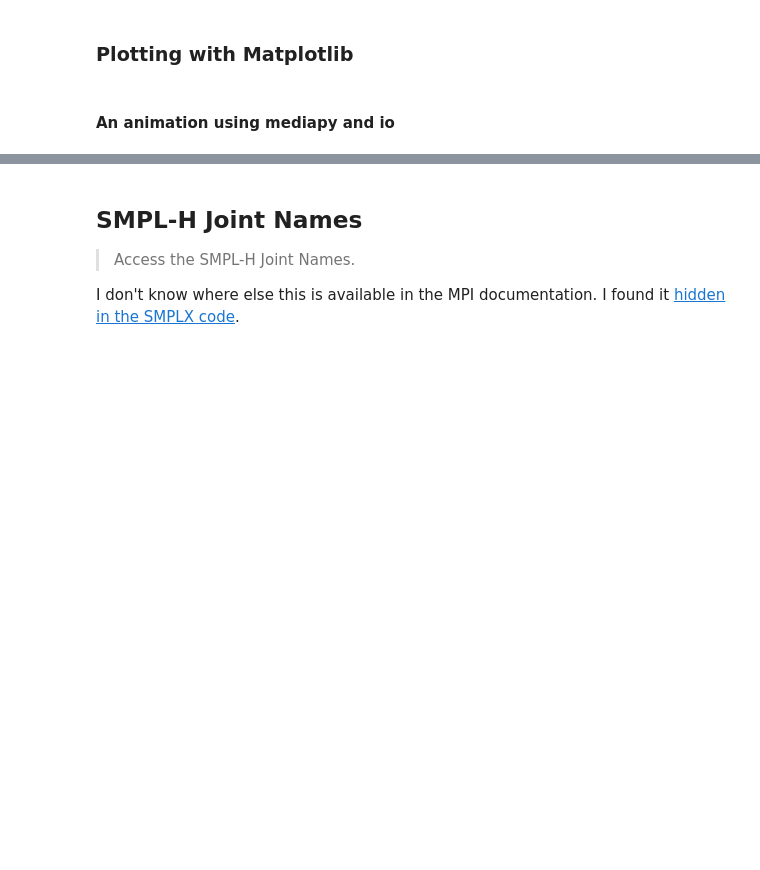
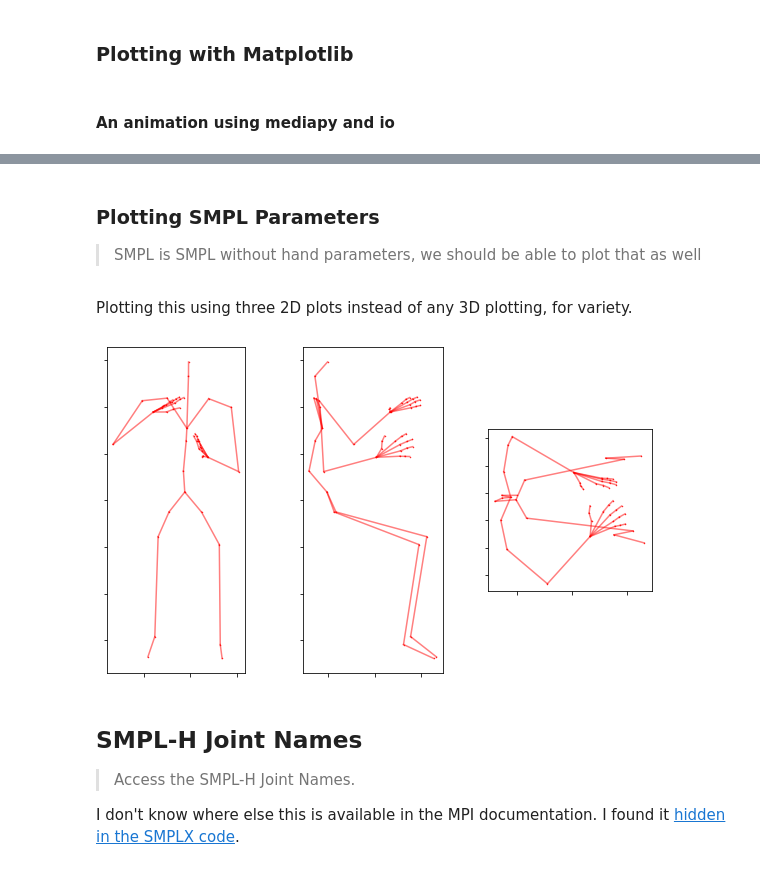
Before and after one commit to gngdb/gaitplotlib, a Jupyter notebook: 00_core.ipynb, the cells around one changed output, grey strips where cells are left out. Drawn from its saved outputs; the diff is of its cells as text; code cells hidden in the pictures; blank space fills up the shorter version.

Commit message:
add support for SMPL

```diff
--- a/00_core.ipynb
+++ b/00_core.ipynb
@@ -317,6 +321,8 @@ def plottable(pose_angles, betas=None, gender="neutral"):
         seed = np.sum(np.abs(pose_angles * 100).astype(int))
         betas = sample_betas(seed=seed)
 
+    # inspect pose angles to determine if this is SMPL
+    is_smpl = pose_angles.shape[1] == 72
     time_length = len(pose_angles)
     # map to tensors for body model module
     body_parms = {
@@ -325,6 +331,10 @@ def plottable(pose_angles, betas=None, gender="neutral"):
         "pose_body": pose_angles[:, 3:66],
         "pose_hand": pose_angles[:, 66:],
     }
+    if is_smpl:
+        body_parms["pose_hand"] = np.zeros((pose_angles.shape[0], 3*30))
+    else:
+        body_parms["pose_hand"] = pose_angles[:, 66:]
     body_parms = {k: torch.tensor(body_parms[k]).float() for k in body_parms}
 
     # initialise body model
@@ -459,6 +469,36 @@ media.write_video(gifloc, video, codec="gif", fps=15)
 media.show_video(media.read_video(gifloc), codec="gif", fps=15)
 # %% [output]
 [interactive output not drawn]
+# %% [markdown]
+### Plotting SMPL Parameters
+
+> SMPL is SMPL without hand parameters, we should be able to plot that as well
+# %%
+# smplh
+pose_angles = data["poses"][:,:72]
+plottable_params = plottable(pose_angles)
+# %% [markdown]
+Plotting this using three 2D plots instead of any 3D plotting, for variety.
+# %%
+# smplh
+pose_index = 0
+fig, axes = plt.subplots(1, 3, figsize=(10,6))
+
+for d, ax in enumerate(axes):
+    dims_to_plot = [i for i in range(3) if i != d]
+    joints, skeleton = plottable_params[pose_index]["joints"], plottable_params.skeleton
+    j = joints[:, dims_to_plot]
+    ax.scatter(*j.T, color="r", s=0.2)
+    for bone in skeleton:
+        a = j[bone[0]]
+        b = j[bone[1]]
+        x, y = list(zip(a, b))
+        ax.plot(x, y, color="r", alpha=0.5)
+    ax.axes.xaxis.set_ticklabels([])
+    ax.axes.yaxis.set_ticklabels([])
+    ax.set_aspect('equal', adjustable='box')
+# %% [output]
+[figure, added]
 # %% [markdown]
 ## SMPL-H Joint Names
 
```
Also changed, not shown: parts of 2 cells of this notebook, 2 other files.
